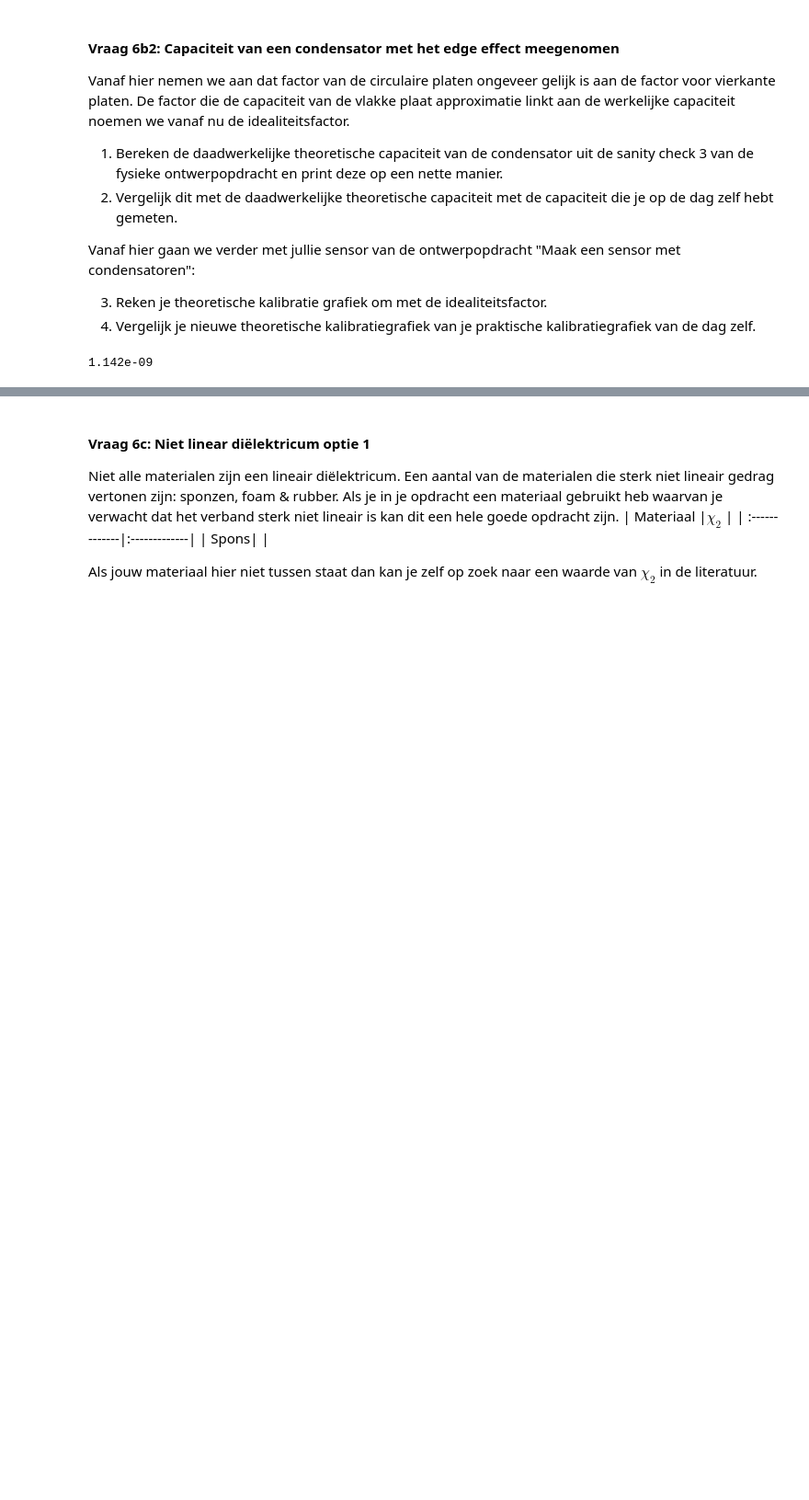
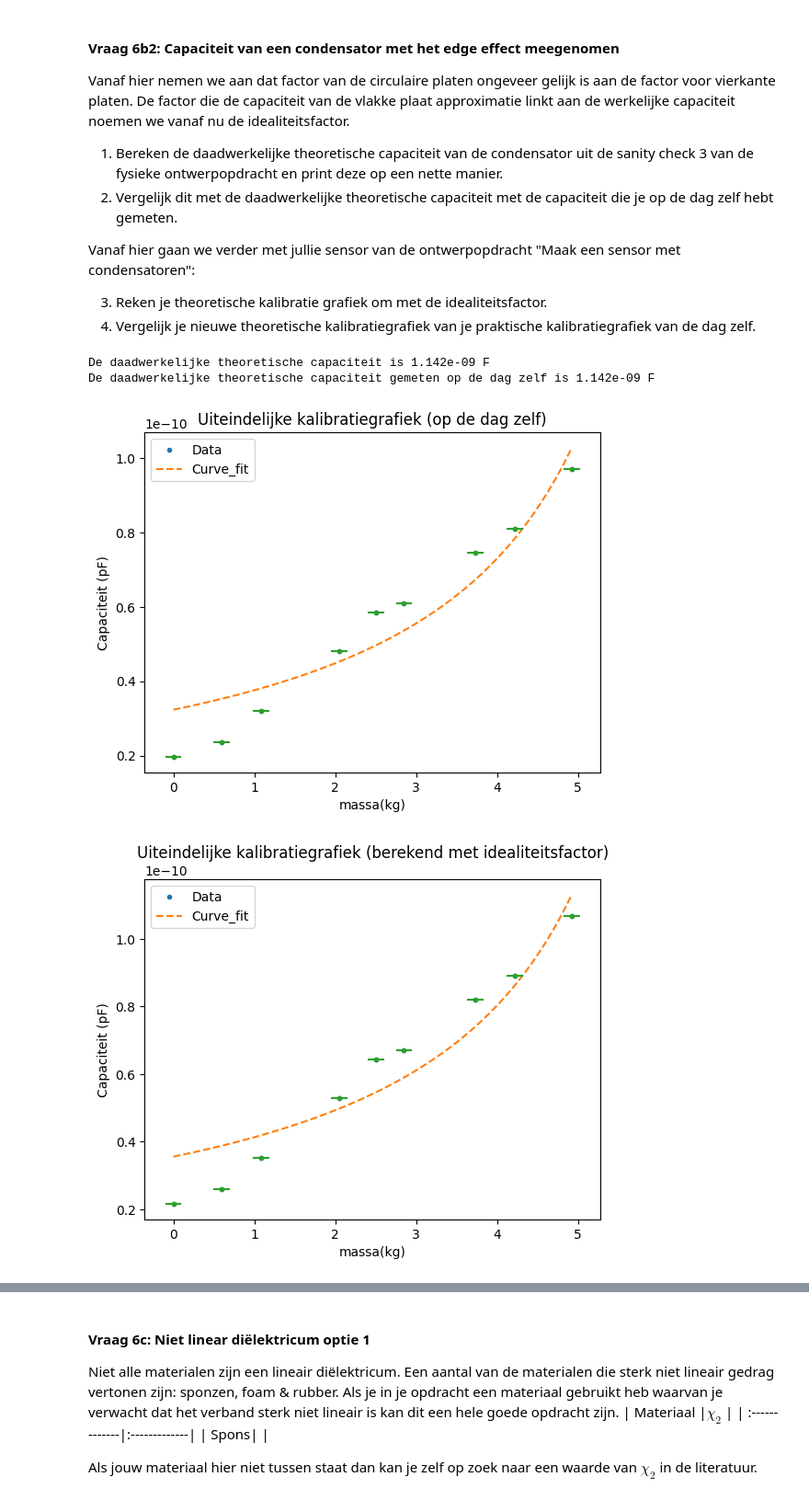
Before and after one commit to JSlootsTUD/opdrachten-DEF-D-Justin, a Jupyter notebook: DigitaleOntwerpopdrachten/1CondensatorOpdracht/CondensatorOntwerpopdracht.ipynb, the cells around one changed output, grey strips where cells are left out. Shown at 92% size. Drawn from its saved outputs; the diff is of its cells as text; code cells hidden in the pictures; blank space fills up the shorter version.

```diff
--- a/DigitaleOntwerpopdrachten/1CondensatorOpdracht/CondensatorOntwerpopdracht.ipynb
+++ b/DigitaleOntwerpopdrachten/1CondensatorOpdracht/CondensatorOntwerpopdracht.ipynb
@@ -930,24 +930,77 @@ Vanaf hier gaan we verder met jullie sensor van de ontwerpopdracht "Maak een sen
 # %%
 # Schrijf hier jouw code die de vlakke plaat capaciteit omschrijft naar de werkelijke capaciteit
 
 epsilonr = 1.4
 d = 0.1e-3
 A = 0.096**2
 C_daadwerkelijk = vlakkeplaat(epsilonr, epsilon0, d, A)
 
 C_op_dag_zelf = 1.142e-9 # in F
 
-print(f"{C_daadwerkelijk:.3e}")
-
-
-
+print(f"De daadwerkelijke theoretische capaciteit is {C_daadwerkelijk:.3e} F")
+print(f"De daadwerkelijke theoretische capaciteit gemeten op de dag zelf is {C_daadwerkelijk:.3e} F")
 
 
 def C_niet_ideaal(C_berekend, idealiteitsfactor):
     C_niet_ideaal =  C_berekend * idealiteitsfactor
     return C_niet_ideaal
+
+
+A_opstelling = 0.1**2
+
+
+Capaciteit = np.array([19.7,23.6,32,48,58.4,61,74.5,81,97])*1e-12
+massa= np.array([0,
+                597.1
+                 ,597.1+486.3
+                 ,597.1+486.3+967.9  ,2501.6,2849.6,3730.3,4216.3,4922.1 ]) *1e-3
+
+#Poging tot het curve fitten met natuurkunde
+def Functie(x,c_1,c_2,c_3):
+ return c_1/(c_2+c_3*x)
+var,cov = curve_fit(Functie,massa,Capaciteit)
+x_fit = np.linspace(min(massa),max(massa))
+y_fit = Functie(x_fit,*var)
+x_error = 0.1
+y_error = 0 #y error wordt niet geplot, door de grootte waardoor de rest van de plot niet meer zichtbaar is
+
+#Plot van de dag zelf
+plt.figure()
+plt.plot(massa,Capaciteit,".",label="Data")
+plt.plot(x_fit,y_fit,"--",label="Curve_fit")
+plt.xlabel("massa(kg)")
+plt.ylabel("Capaciteit (pF)")
+plt.errorbar(massa,Capaciteit,xerr=x_error,yerr=y_error,fmt='.')
+plt.legend()
+plt.title("Uiteindelijke kalibratiegrafiek (op de dag zelf)")
+plt.show()
+
+idealiteitsfactor = 1.1 # uit extrapoleren met de aspect ratio komen we uit op ongeveer een idealiteitsfactor van 1.1
+
+C_omgerekend = C_niet_ideaal(Capaciteit, idealiteitsfactor)
+
+var,cov = curve_fit(Functie,massa,C_omgerekend)
+x_fit = np.linspace(min(massa),max(massa))
+y_fit = Functie(x_fit,*var)
+x_error = 0.1
+y_error = 0 #y error wordt niet geplot, door de grootte waardoor de rest van de plot niet meer zichtbaar is
+
+
+#Plot van de dag zelf
+plt.figure()
+plt.plot(massa,C_omgerekend,".",label="Data")
+plt.plot(x_fit,y_fit,"--",label="Curve_fit")
+plt.xlabel("massa(kg)")
+plt.ylabel("Capaciteit (pF)")
+plt.errorbar(massa,C_omgerekend,xerr=x_error,yerr=y_error,fmt='.')
+plt.legend()
+plt.title("Uiteindelijke kalibratiegrafiek (berekend met idealiteitsfactor)")
+plt.show()
 # %% [output]
-1.142e-09
+De daadwerkelijke theoretische capaciteit is 1.142e-09 F
+De daadwerkelijke theoretische capaciteit gemeten op de dag zelf is 1.142e-09 F
+[figure, added]
+[figure, added]
 # %% [markdown]
 ##### Antwoorden 6b2
 
```
Also changed, not shown: parts of 2 cells of this notebook.
